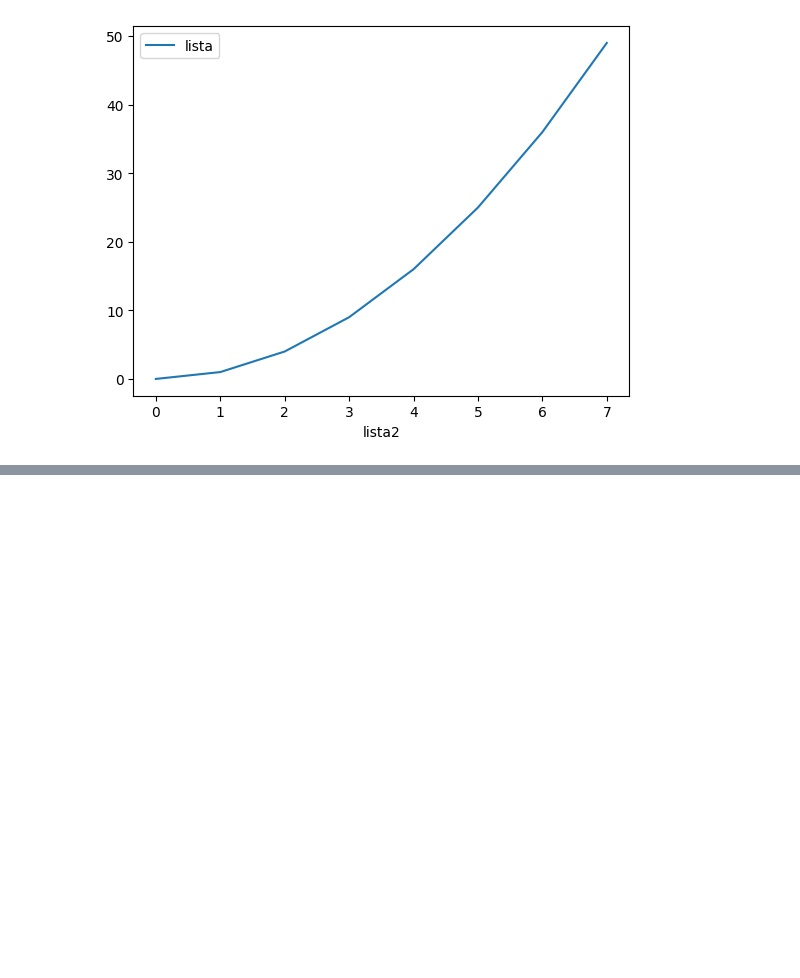
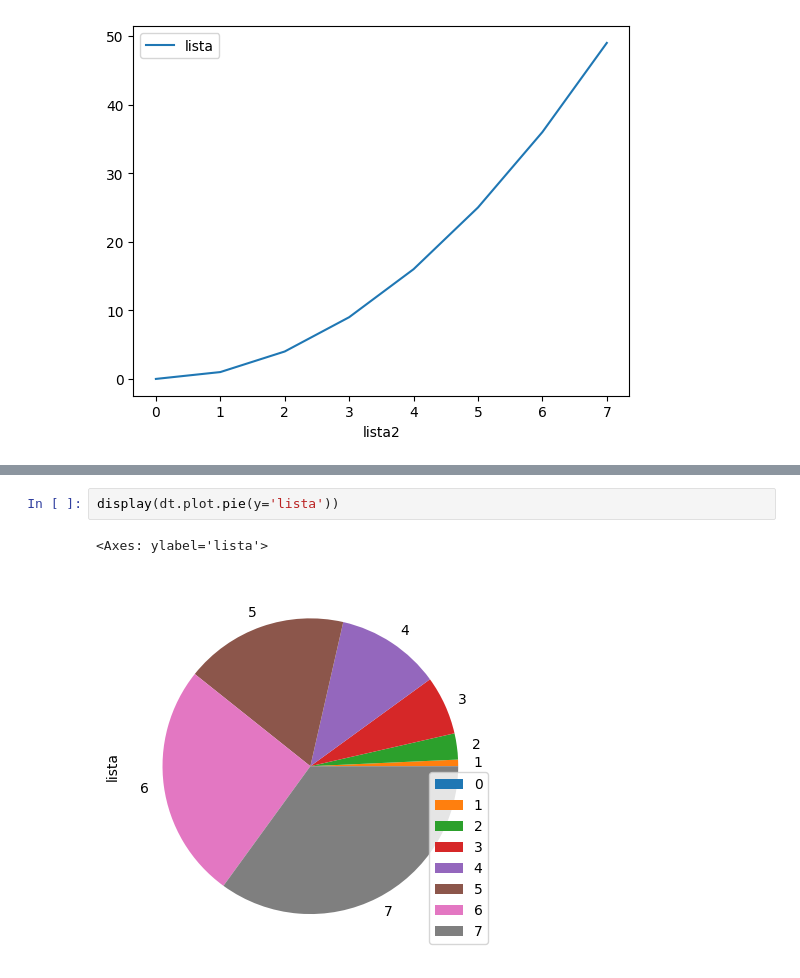
Before and after one commit to JonathanAlvesNogueira/Learning-python, a Jupyter notebook: pandas/graficos.ipynb, the cells around one changed output, grey strips where cells are left out. Drawn from its saved outputs; the diff is of its cells as text; blank space fills up the shorter version.

```diff
--- a/pandas/graficos.ipynb
+++ b/pandas/graficos.ipynb
@@ -39,0 +45,5 @@ display(dt.plot(x='lista2', y='lista'))
+# %%
+display(dt.plot.pie(y='lista'))
+# %% [output]
+<Axes: ylabel='lista'>
+[figure, added]
```
Also changed, not shown: parts of 2 cells of this notebook, 2 other files.
